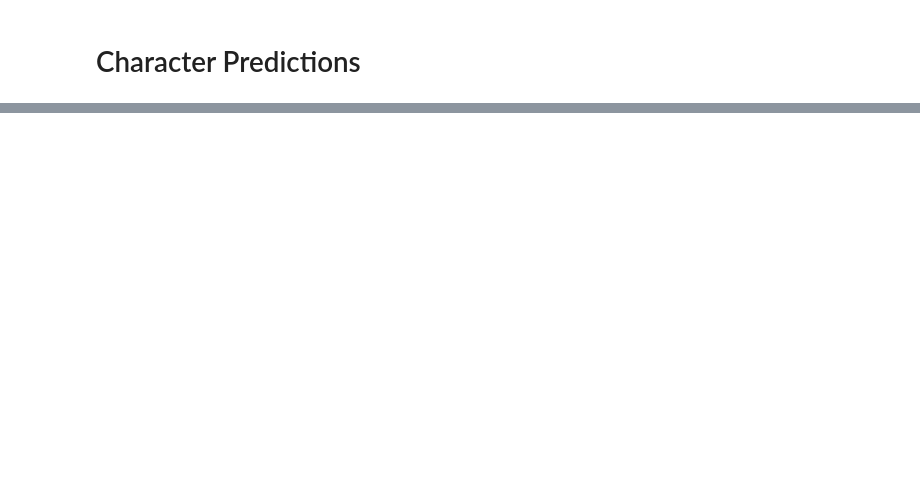
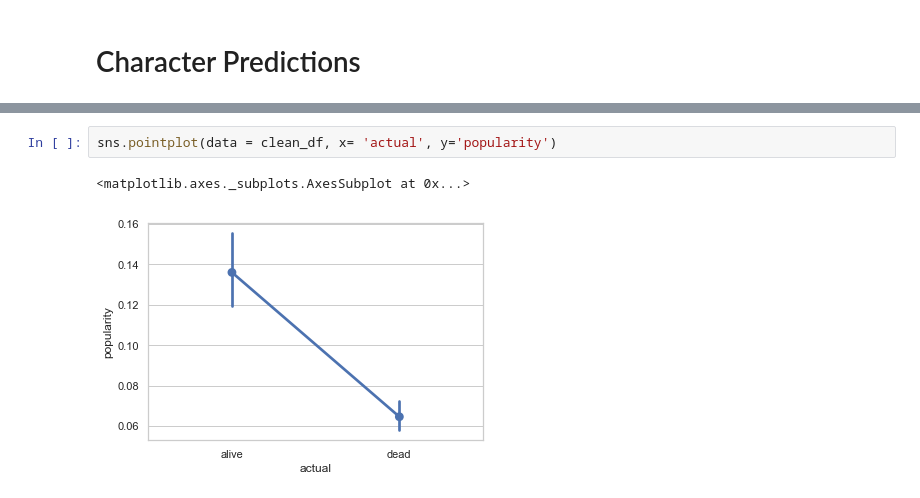
Before and after one commit to MariaPershina/ACC_Final, a Jupyter notebook: Vortrag.ipynb, the cells around one changed output, grey strips where cells are left out. Drawn from its saved outputs; the diff is of its cells as text; blank space fills up the shorter version.

```diff
--- a/Vortrag.ipynb
+++ b/Vortrag.ipynb
@@ -187,0 +352,5 @@ a.set_xticklabels(a.get_xticklabels(), rotation=90)
+# %%
+sns.pointplot(data = clean_df, x= 'actual', y='popularity')
+# %% [output]
+<matplotlib.axes._subplots.AxesSubplot at 0x...>
+[figure, added]
```
Also changed, not shown: parts of 14 cells of this notebook.
